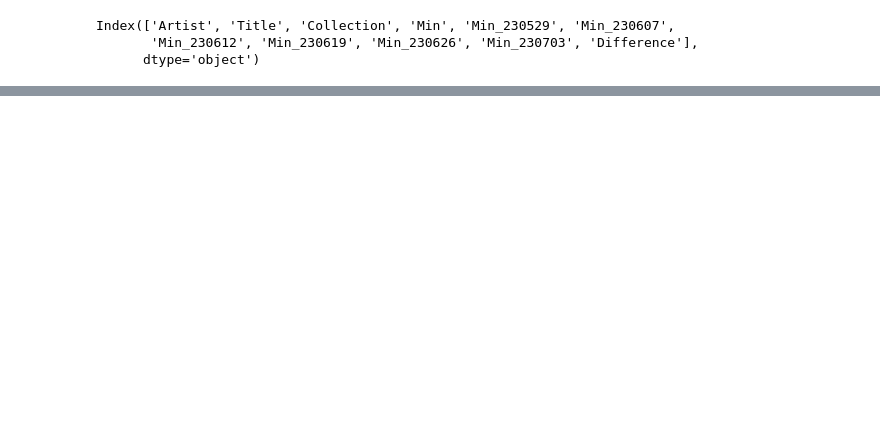
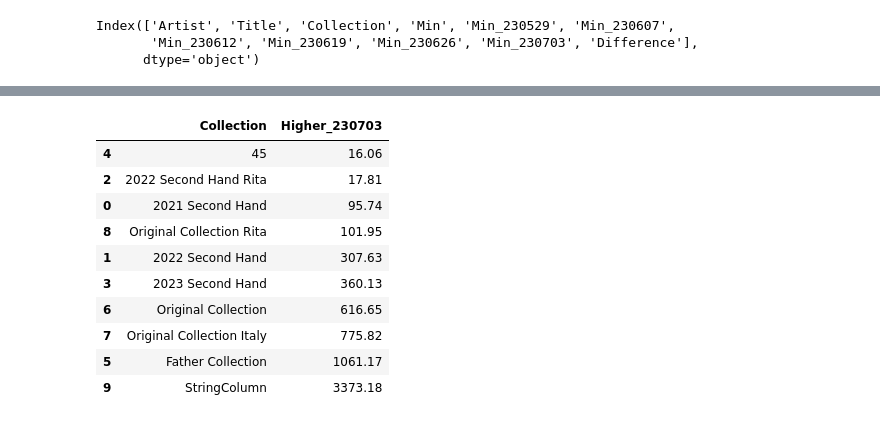
Before and after one commit to VannaLZ/Vinyl_Collection_Project, a Jupyter notebook: Discogs/Discogs_EDA/Collection_Value/Collection_Values_Tableau/EDA.ipynb, the cells around one changed output, grey strips where cells are left out. Saved outputs shown, nothing was run; the diff lists cells and outputs as text; code cells hidden in the pictures; blank space fills up the shorter version.

```diff
--- a/Discogs/Discogs_EDA/Collection_Value/Collection_Values_Tableau/EDA.ipynb
+++ b/Discogs/Discogs_EDA/Collection_Value/Collection_Values_Tableau/EDA.ipynb
@@ -362,3 +362,18 @@ positive_min_difference
 | 80 | The Police | Ghost In The Machine | 2021 Second Hand | 0.03 | 2.87 | 2.87 | 2.93 | 2.90 | 2.84 | ... |
 | 54 | Marvin Gaye & Tammi Terrell | United | Original Collection Rita | 0.02 | 12.95 | 12.95 | 13.09 | 12.95 | 12.67 | ... |
 | 92 | Riccardo Cocciante | I Momenti Dell'Amore | Original Collection Italy | 0.01 | 0.99 | 0.99 | 1.00 | 1.00 | 0.98 | ... |
+# %%
+collection_sum = df_higher.groupby('Collection')['Higher_230703'].sum().reset_index().sort_values('Higher_230703')
+collection_sum
+# %% [output]
+|  | Collection | Higher_230703 |
+| 4 | 45 | 16.06 |
+| 2 | 2022 Second Hand Rita | 17.81 |
+| 0 | 2021 Second Hand | 95.74 |
+| 8 | Original Collection Rita | 101.95 |
+| 1 | 2022 Second Hand | 307.63 |
+| 3 | 2023 Second Hand | 360.13 |
+| 6 | Original Collection | 616.65 |
+| 7 | Original Collection Italy | 775.82 |
+| 5 | Father Collection | 1061.17 |
+| 9 | StringColumn | 3373.18 |
```
Also changed, not shown: parts of 13 cells of this notebook.
